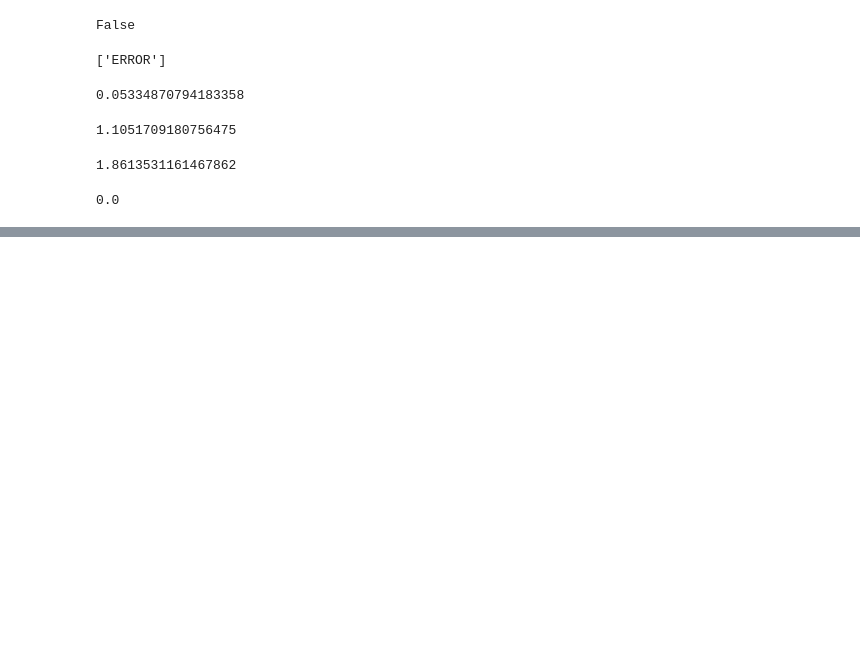
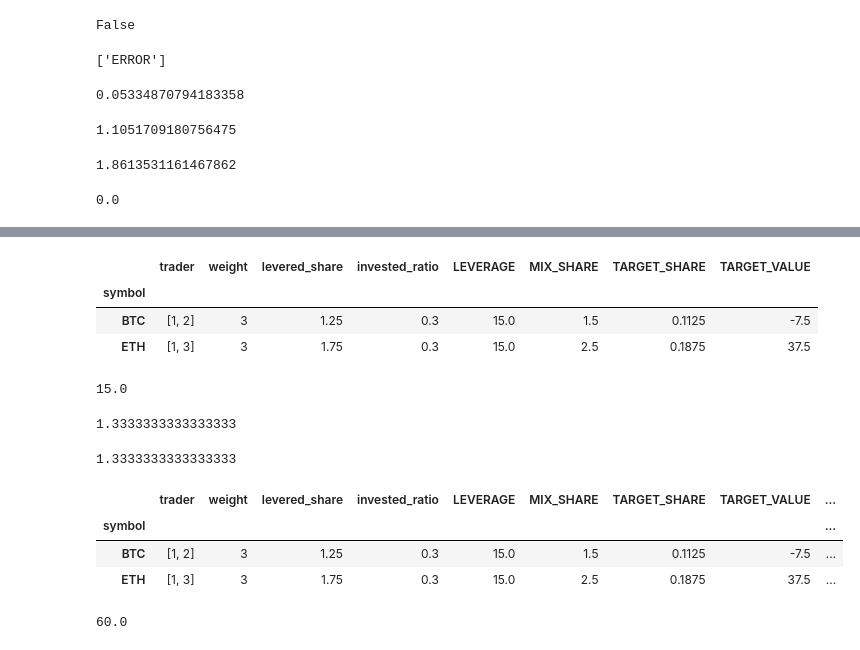
Before and after one commit to thibgl/copy, a Jupyter notebook: back/test.ipynb, the cells around one changed output, grey strips where cells are left out. Saved outputs shown, nothing was run; the diff lists cells and outputs as text; code cells hidden in the pictures; blank space fills up the shorter version.

```diff
--- a/back/test.ipynb
+++ b/back/test.ipynb
@@ -707,0 +747,46 @@ True
+# %%
+df = df.groupby("symbol").agg({
+    "trader": 'unique',
+    "weight": 'sum',
+    # "value": 'mean',
+    "levered_share": 'sum',
+    "invested_ratio": 'mean',
+    "LEVERAGE": 'mean',
+    # "NORMALIZED_LEVERAGE": 'mean',
+    "MIX_SHARE": 'sum',
+    "TARGET_SHARE": 'sum',
+    "TARGET_VALUE": 'sum'
+    })
+# df["TARGET_VALUE"] = 10 * df["SHARE_SUM"] * df["invested_ratio_AVERAGE"] * df["value_MEAN"] * df["NORMALIZED_LEVERAGE"]
+
+df
+# %% [output]
+|  | trader | weight | levered_share | invested_ratio | LEVERAGE | MIX_SHARE | TARGET_SHARE | TARGET_VALUE |
+| symbol |  |  |  |  |  |  |  |  |
+| BTC | [1, 2] | 3 | 1.25 | 0.3 | 15.0 | 1.5 | 0.1125 | -7.5 |
+| ETH | [1, 3] | 3 | 1.75 | 0.3 | 15.0 | 2.5 | 0.1875 | 37.5 |
+# %%
+60 - df["TARGET_VALUE"].abs().sum()
+# %% [output]
+15.0
+# %%
+1 + (60 - df["TARGET_VALUE"].abs().sum()) / df["TARGET_VALUE"].abs().sum()
+# %% [output]
+1.3333333333333333
+# %%
+multiplier = 1 + (60 - df["TARGET_VALUE"].abs().sum()) / df["TARGET_VALUE"].abs().sum()
+multiplier
+# %% [output]
+1.3333333333333333
+# %%
+df["MULT"] = df["TARGET_VALUE"] * multiplier
+df
+# %% [output]
+|  | trader | weight | levered_share | invested_ratio | LEVERAGE | MIX_SHARE | TARGET_SHARE | TARGET_VALUE | ... |
+| symbol |  |  |  |  |  |  |  |  | ... |
+| BTC | [1, 2] | 3 | 1.25 | 0.3 | 15.0 | 1.5 | 0.1125 | -7.5 | ... |
+| ETH | [1, 3] | 3 | 1.75 | 0.3 | 15.0 | 2.5 | 0.1875 | 37.5 | ... |
+# %%
+df["MULT"].abs().sum()
+# %% [output]
+60.0
```
Also changed, not shown: parts of 4 cells of this notebook, 4 other files.
